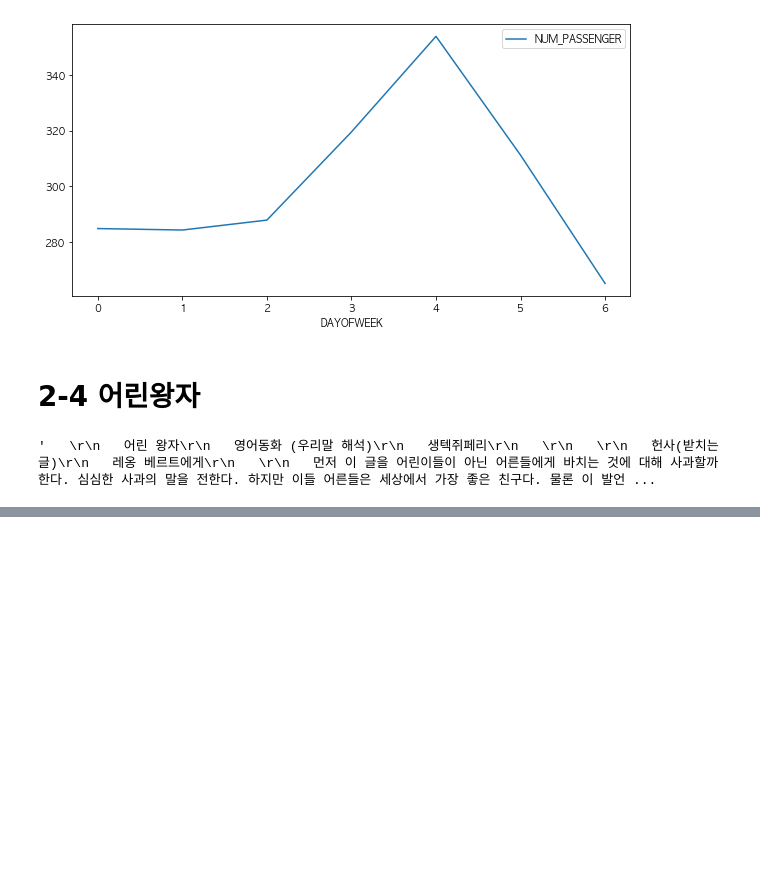
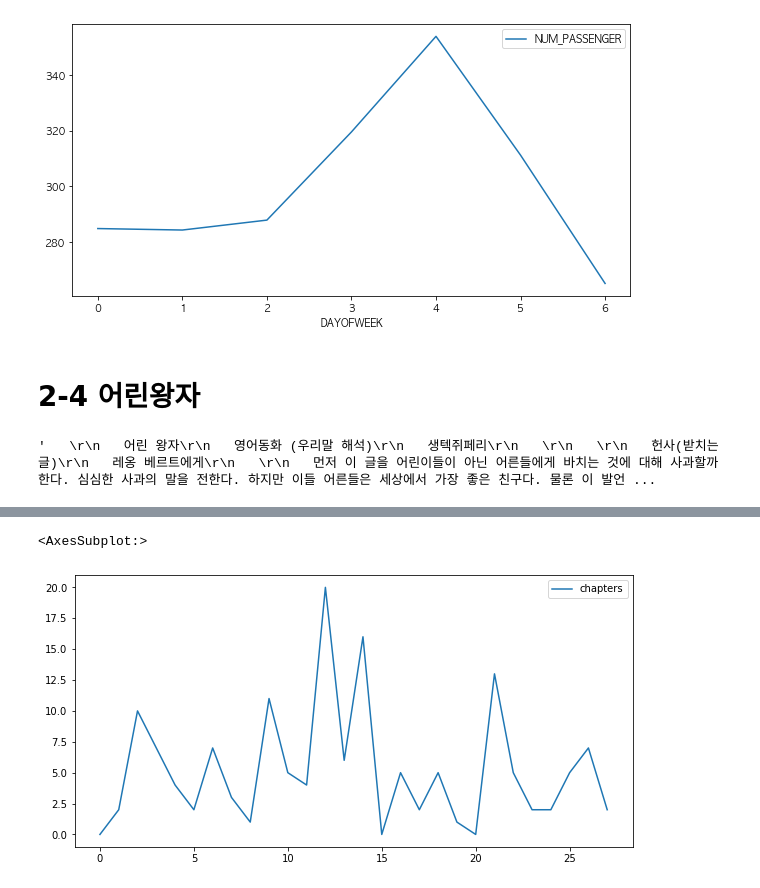
Before and after one commit to g-gg-ggg/Data-Visualization-2022-, a Jupyter notebook: _notebooks/2022-09-29-(d개론 2-1~2-4).ipynb, the cells around one changed output, grey strips where cells are left out. Drawn from its saved outputs; the diff is of its cells as text; code cells hidden in the pictures; blank space fills up the shorter version.

```diff
--- a/_notebooks/2022-09-29-(d개론 2-1~2-4).ipynb
+++ b/_notebooks/2022-09-29-(d개론 2-1~2-4).ipynb
@@ -525,0 +658,3 @@ little_prince[:1000]
+# %%
+counts_m = final.applymap(lambda x: np.char.count(x, "?"))
+counts_m
@@ -525,0 +679,5 @@ little_prince[:1000]
+# %%
+counts_m.plot()
+# %% [output]
+<AxesSubplot:>
+[figure, added]
```
Also changed, not shown: parts of 18 cells of this notebook.
